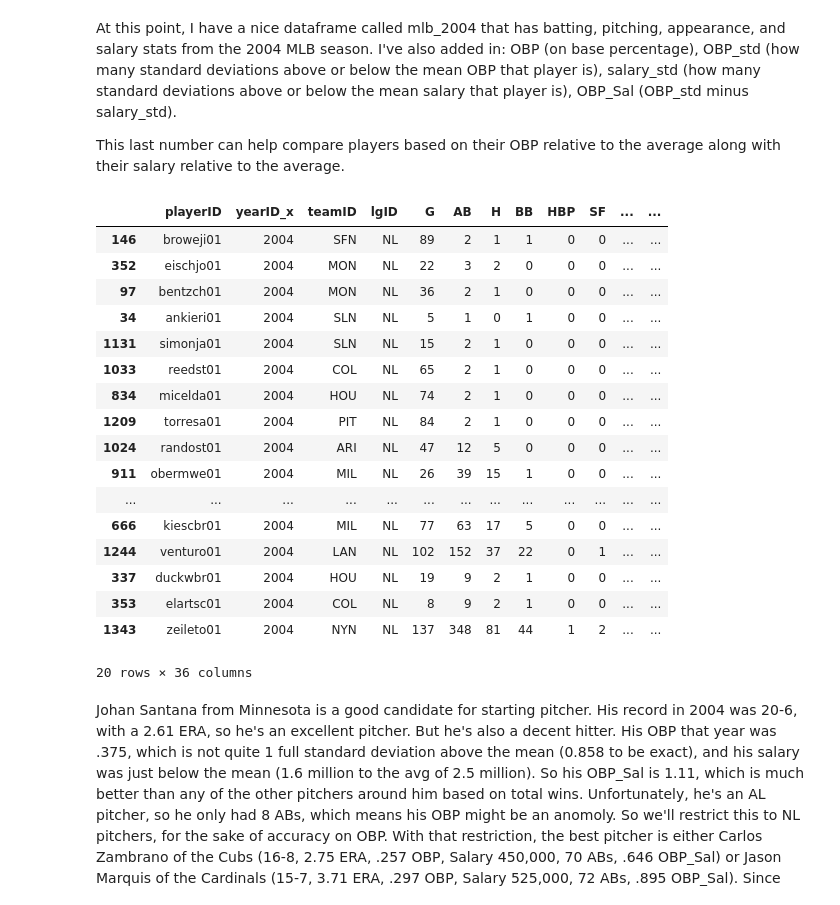
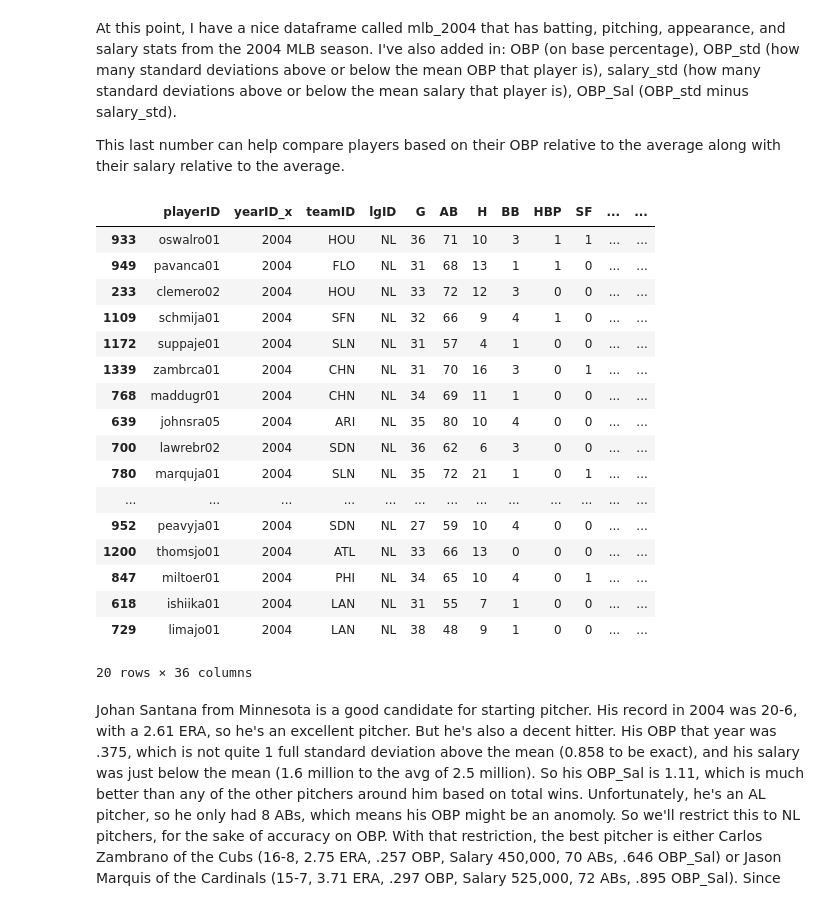
Before and after one commit to tiy-gvl-python-2015-09/moneyball, a Jupyter notebook: moneyball.ipynb, the cells around one changed output. Cells and saved outputs as stored; diff of their text form; code cells hidden in the pictures.

```diff
--- a/moneyball.ipynb
+++ b/moneyball.ipynb
@@ -89,25 +83,25 @@ mlb_2004_pitchers = mlb_2004[mlb_2004["G_p"] > 0]
 # %%
 mlb_2004_pitchers = mlb_2004_pitchers[mlb_2004_pitchers.OBP.notnull()]
 # %%
-mlb_2014_pitchers[mlb_2014_pitchers["lgID"] == "NL"].sort("OBP_Sal", ascending=False).head(20)
+mlb_2014_pitchers[mlb_2014_pitchers["lgID"] == "NL"].sort("W", ascending=False).head(20)
 # %% [output]
 |  | playerID | yearID_x | teamID | lgID | G | AB | H | BB | HBP | SF | ... | ... |
-| 146 | broweji01 | 2004 | SFN | NL | 89 | 2 | 1 | 1 | 0 | 0 | ... | ... |
-| 352 | eischjo01 | 2004 | MON | NL | 22 | 3 | 2 | 0 | 0 | 0 | ... | ... |
-| 97 | bentzch01 | 2004 | MON | NL | 36 | 2 | 1 | 0 | 0 | 0 | ... | ... |
-| 34 | ankieri01 | 2004 | SLN | NL | 5 | 1 | 0 | 1 | 0 | 0 | ... | ... |
-| 1131 | simonja01 | 2004 | SLN | NL | 15 | 2 | 1 | 0 | 0 | 0 | ... | ... |
-| 1033 | reedst01 | 2004 | COL | NL | 65 | 2 | 1 | 0 | 0 | 0 | ... | ... |
-| 834 | micelda01 | 2004 | HOU | NL | 74 | 2 | 1 | 0 | 0 | 0 | ... | ... |
-| 1209 | torresa01 | 2004 | PIT | NL | 84 | 2 | 1 | 0 | 0 | 0 | ... | ... |
-| 1024 | randost01 | 2004 | ARI | NL | 47 | 12 | 5 | 0 | 0 | 0 | ... | ... |
-| 911 | obermwe01 | 2004 | MIL | NL | 26 | 39 | 15 | 1 | 0 | 0 | ... | ... |
+| 933 | oswalro01 | 2004 | HOU | NL | 36 | 71 | 10 | 3 | 1 | 1 | ... | ... |
+| 949 | pavanca01 | 2004 | FLO | NL | 31 | 68 | 13 | 1 | 1 | 0 | ... | ... |
+| 233 | clemero02 | 2004 | HOU | NL | 33 | 72 | 12 | 3 | 0 | 0 | ... | ... |
+| 1109 | schmija01 | 2004 | SFN | NL | 32 | 66 | 9 | 4 | 1 | 0 | ... | ... |
+| 1172 | suppaje01 | 2004 | SLN | NL | 31 | 57 | 4 | 1 | 0 | 0 | ... | ... |
+| 1339 | zambrca01 | 2004 | CHN | NL | 31 | 70 | 16 | 3 | 0 | 1 | ... | ... |
+| 768 | maddugr01 | 2004 | CHN | NL | 34 | 69 | 11 | 1 | 0 | 0 | ... | ... |
+| 639 | johnsra05 | 2004 | ARI | NL | 35 | 80 | 10 | 4 | 0 | 0 | ... | ... |
+| 700 | lawrebr02 | 2004 | SDN | NL | 36 | 62 | 6 | 3 | 0 | 0 | ... | ... |
+| 780 | marquja01 | 2004 | SLN | NL | 35 | 72 | 21 | 1 | 0 | 1 | ... | ... |
 | ... | ... | ... | ... | ... | ... | ... | ... | ... | ... | ... | ... | ... |
-| 666 | kiescbr01 | 2004 | MIL | NL | 77 | 63 | 17 | 5 | 0 | 0 | ... | ... |
-| 1244 | venturo01 | 2004 | LAN | NL | 102 | 152 | 37 | 22 | 0 | 1 | ... | ... |
-| 337 | duckwbr01 | 2004 | HOU | NL | 19 | 9 | 2 | 1 | 0 | 0 | ... | ... |
-| 353 | elartsc01 | 2004 | COL | NL | 8 | 9 | 2 | 1 | 0 | 0 | ... | ... |
-| 1343 | zeileto01 | 2004 | NYN | NL | 137 | 348 | 81 | 44 | 1 | 2 | ... | ... |
+| 952 | peavyja01 | 2004 | SDN | NL | 27 | 59 | 10 | 4 | 0 | 0 | ... | ... |
+| 1200 | thomsjo01 | 2004 | ATL | NL | 33 | 66 | 13 | 0 | 0 | 0 | ... | ... |
+| 847 | miltoer01 | 2004 | PHI | NL | 34 | 65 | 10 | 4 | 0 | 1 | ... | ... |
+| 618 | ishiika01 | 2004 | LAN | NL | 31 | 55 | 7 | 1 | 0 | 0 | ... | ... |
+| 729 | limajo01 | 2004 | LAN | NL | 38 | 48 | 9 | 1 | 0 | 0 | ... | ... |
 20 rows × 36 columns
 # %% [markdown]
 Johan Santana from Minnesota is a good candidate for starting pitcher. His record in 2004 was 20-6, with a 2.61 ERA, so he's an excellent pitcher. But he's also a decent hitter. His OBP that year was .375, which is not quite 1 full standard deviation above the mean (0.858 to be exact), and his salary was just below the mean (1.6 million to the avg of 2.5 million). So his OBP_Sal is 1.11, which is much better than any of the other pitchers around him based on total wins. Unfortunately, he's an AL pitcher, so he only had 8 ABs, which means his OBP might be an anomoly. So we'll restrict this to NL pitchers, for the sake of accuracy on OBP. With that restriction, the best pitcher is either Carlos Zambrano of the Cubs (16-8, 2.75 ERA, .257 OBP, Salary 450,000, 70 ABs, .646 OBP_Sal) or Jason Marquis of the Cardinals (15-7, 3.71 ERA, .297 OBP, Salary 525,000, 72 ABs, .895 OBP_Sal). Since this homework is supposed to focus on OBP, and since I'm a Cardinals fan, I'll go with Marquis on this one.
```
Also changed, not shown: parts of 5 cells of this notebook.
